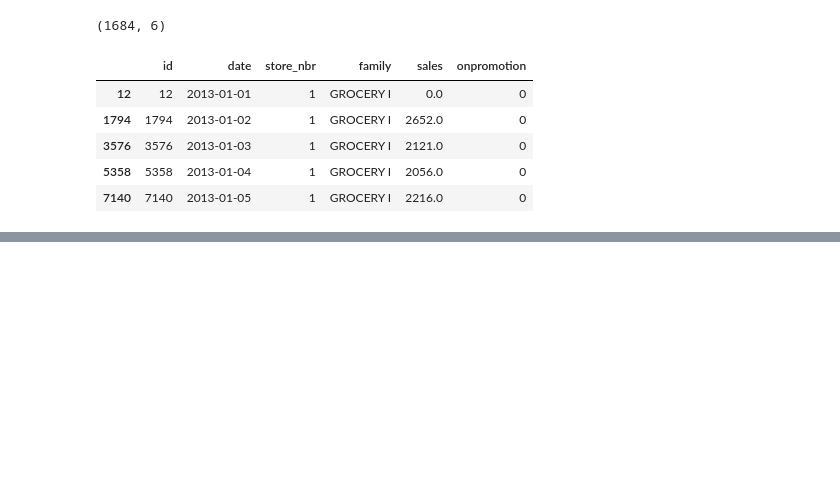
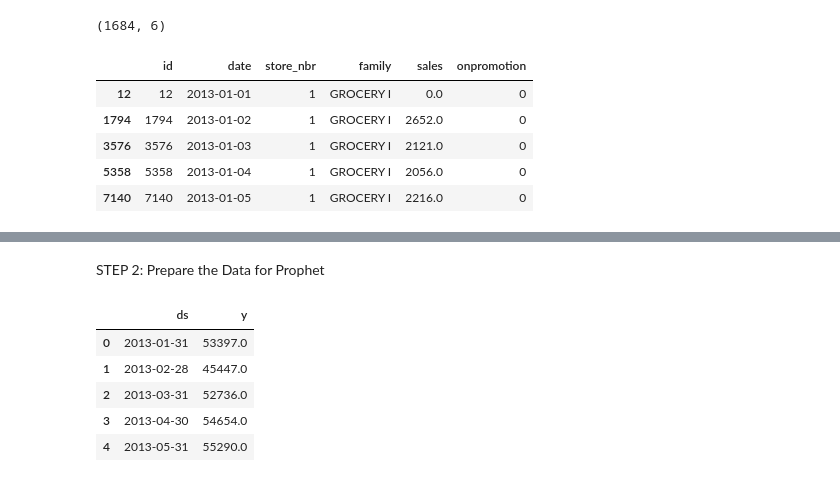
Before and after one commit to Praisedunmininu/sales-forecasting-app, a Jupyter notebook: notebook/eda.ipynb, the cells around one changed output, grey strips where cells are left out. Drawn from its saved outputs; the diff is of its cells as text; code cells hidden in the pictures; blank space fills up the shorter version.

```diff
--- a/notebook/eda.ipynb
+++ b/notebook/eda.ipynb
@@ -31,0 +72,12 @@ df.head()
+# %% [markdown]
+STEP 2: Prepare the Data for Prophet
+# %%
+df_prophet = monthly.rename(columns={"date": "ds", "sales": "y"})
+df_prophet.head()
+# %% [output]
+|  | ds | y |
+| 0 | 2013-01-31 | 53397.0 |
+| 1 | 2013-02-28 | 45447.0 |
+| 2 | 2013-03-31 | 52736.0 |
+| 3 | 2013-04-30 | 54654.0 |
+| 4 | 2013-05-31 | 55290.0 |
```
Also changed, not shown: parts of 3 cells of this notebook.
